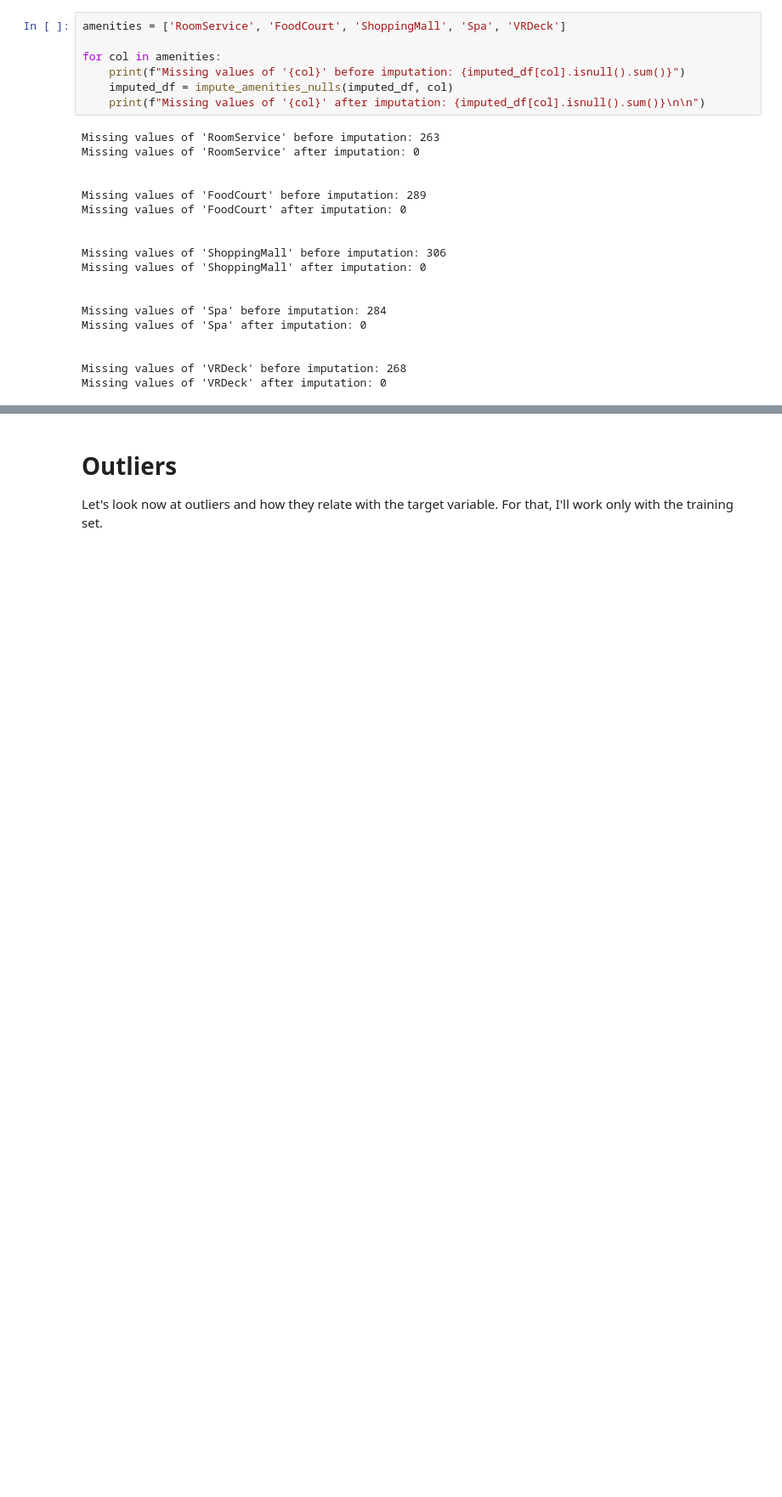
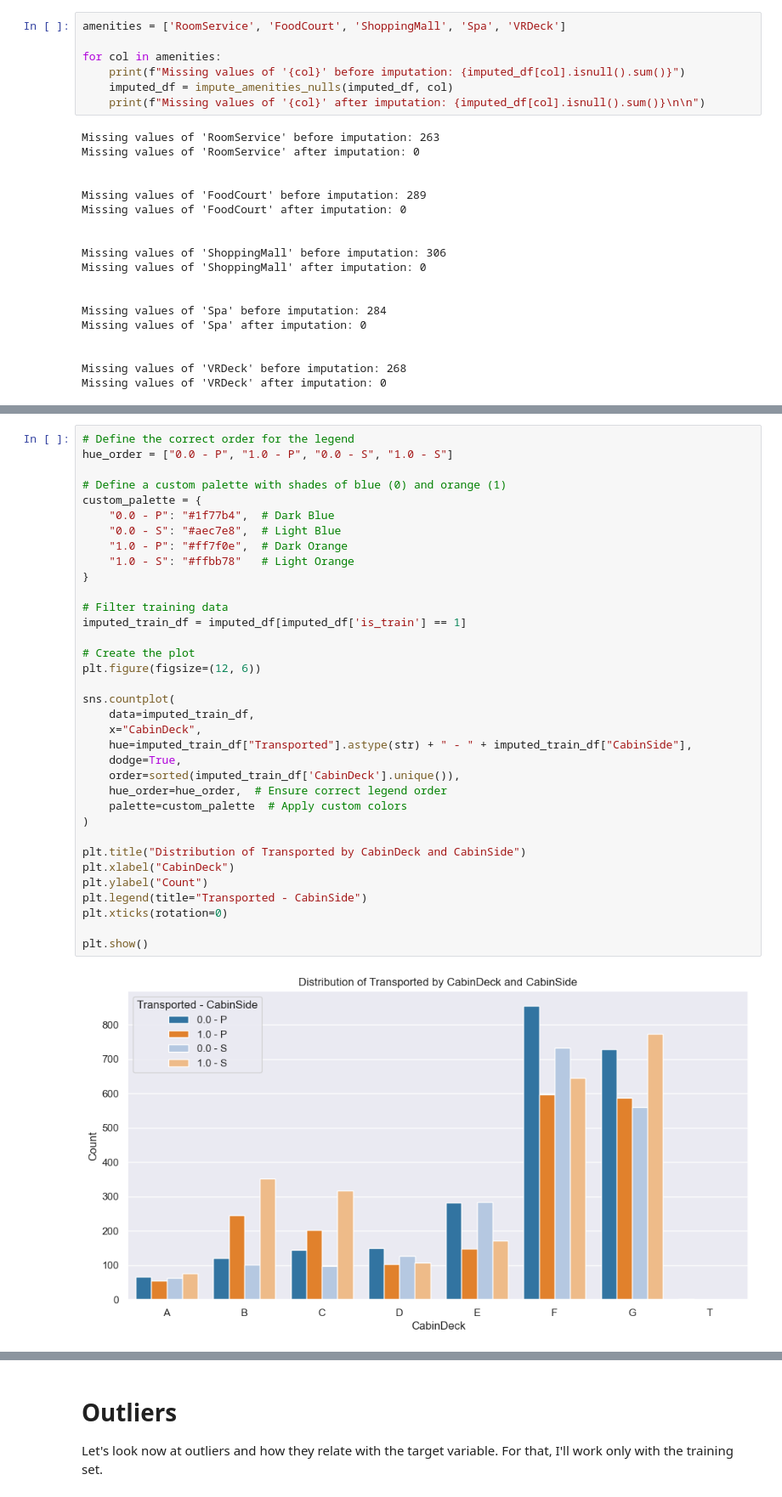
Before and after one commit to dato6091/space_titanic, a Jupyter notebook: Feature correlation exploration.ipynb, the cells around one changed output, grey strips where cells are left out. Shown at 85% size. Drawn from its saved outputs; the diff is of its cells as text; blank space fills up the shorter version.

```diff
--- a/Feature correlation exploration.ipynb
+++ b/Feature correlation exploration.ipynb
@@ -671,0 +698,37 @@ Missing values of 'VRDeck' after imputation: 0
+# %%
+# Define the correct order for the legend
+hue_order = ["0.0 - P", "1.0 - P", "0.0 - S", "1.0 - S"]
+
+# Define a custom palette with shades of blue (0) and orange (1)
+custom_palette = {
+    "0.0 - P": "#1f77b4",  # Dark Blue
+    "0.0 - S": "#aec7e8",  # Light Blue
+    "1.0 - P": "#ff7f0e",  # Dark Orange
+    "1.0 - S": "#ffbb78"   # Light Orange
+}
+
+# Filter training data
+imputed_train_df = imputed_df[imputed_df['is_train'] == 1]
+
+# Create the plot
+plt.figure(figsize=(12, 6))
+
+sns.countplot(
+    data=imputed_train_df,
+    x="CabinDeck",
+    hue=imputed_train_df["Transported"].astype(str) + " - " + imputed_train_df["CabinSide"],
+    dodge=True,
+    order=sorted(imputed_train_df['CabinDeck'].unique()),
+    hue_order=hue_order,  # Ensure correct legend order
+    palette=custom_palette  # Apply custom colors
+)
+
+plt.title("Distribution of Transported by CabinDeck and CabinSide")
+plt.xlabel("CabinDeck")
+plt.ylabel("Count")
+plt.legend(title="Transported - CabinSide")
+plt.xticks(rotation=0)
+
+plt.show()
+# %% [output]
+[figure, added]
```
Also changed, not shown: parts of 3 cells of this notebook.
